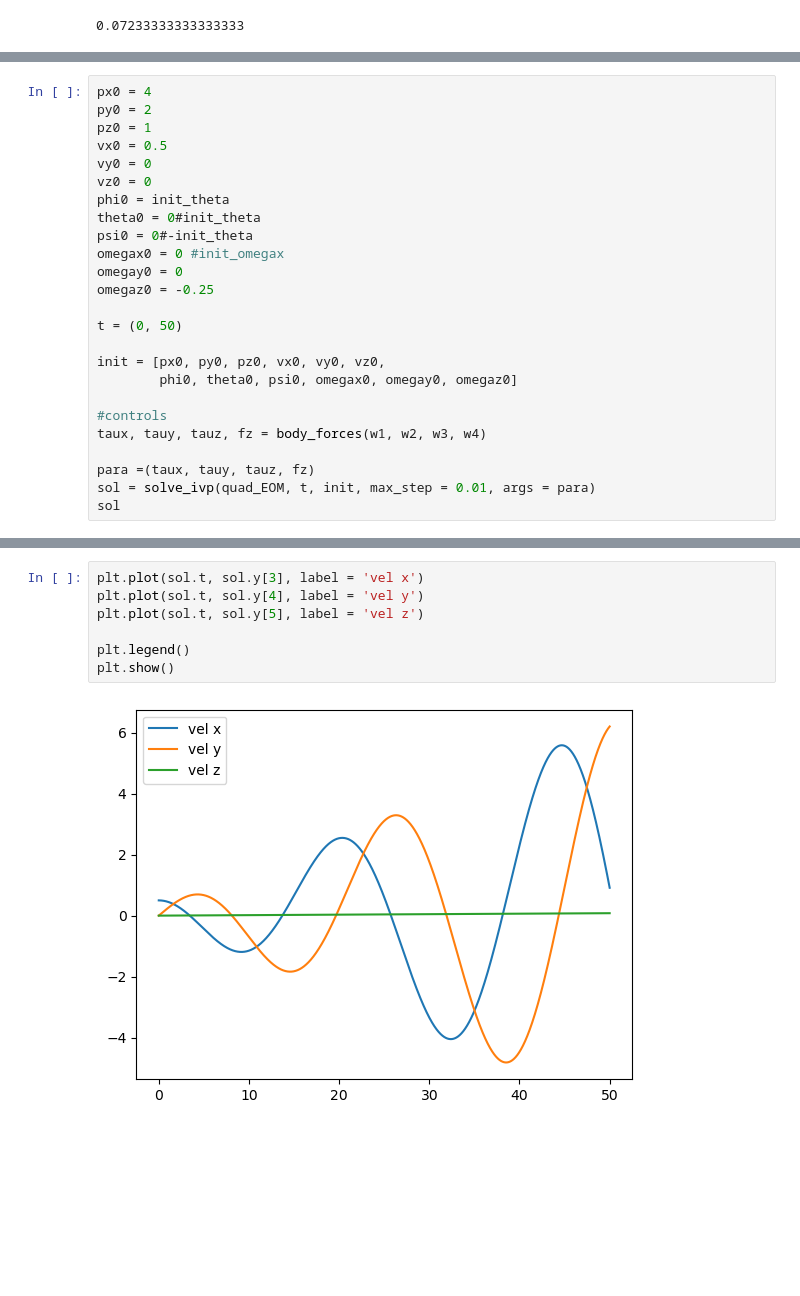
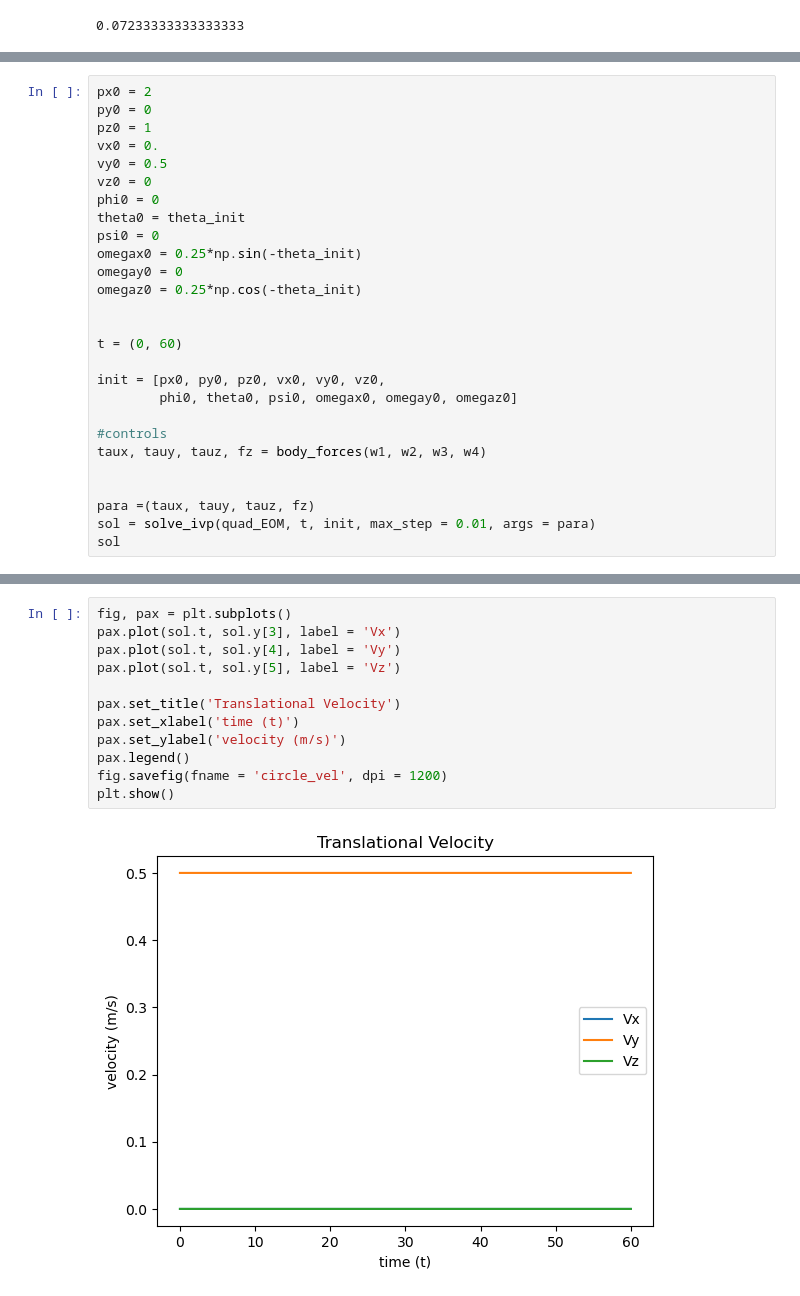
Before and after one commit to pranetp/AE352_life, a Jupyter notebook: Quad_Sim_Circle.ipynb, the cells around one changed output, grey strips where cells are left out. Saved outputs shown, nothing was run; the diff lists cells and outputs as text; blank space fills up the shorter version.

```diff
--- a/Quad_Sim_Circle.ipynb
+++ b/Quad_Sim_Circle.ipynb
@@ -140,18 +137,19 @@ fr*np.sin(-init_theta)
 # %%
-px0 = 4
-py0 = 2
+px0 = 2
+py0 = 0
 pz0 = 1
-vx0 = 0.5
-vy0 = 0
+vx0 = 0.
+vy0 = 0.5
 vz0 = 0
-phi0 = init_theta
-theta0 = 0#init_theta
-psi0 = 0#-init_theta
-omegax0 = 0 #init_omegax
+phi0 = 0
+theta0 = theta_init
+psi0 = 0
+omegax0 = 0.25*np.sin(-theta_init)
 omegay0 = 0
-omegaz0 = -0.25
+omegaz0 = 0.25*np.cos(-theta_init)
 
-t = (0, 50)
+
+t = (0, 60)
 
 init = [px0, py0, pz0, vx0, vy0, vz0,
         phi0, theta0, psi0, omegax0, omegay0, omegaz0]
@@ -159,6 +157,7 @@ init = [px0, py0, pz0, vx0, vy0, vz0,
 #controls
 taux, tauy, tauz, fz = body_forces(w1, w2, w3, w4)
 
+
 para =(taux, tauy, tauz, fz)
 sol = solve_ivp(quad_EOM, t, init, max_step = 0.01, args = para)
 sol
@@ -198,10 +223,15 @@ plt.show()
 # %%
-plt.plot(sol.t, sol.y[3], label = 'vel x')
-plt.plot(sol.t, sol.y[4], label = 'vel y')
-plt.plot(sol.t, sol.y[5], label = 'vel z')
+fig, pax = plt.subplots()
+pax.plot(sol.t, sol.y[3], label = 'Vx')
+pax.plot(sol.t, sol.y[4], label = 'Vy')
+pax.plot(sol.t, sol.y[5], label = 'Vz')
 
-plt.legend()
+pax.set_title('Translational Velocity')
+pax.set_xlabel('time (t)')
+pax.set_ylabel('velocity (m/s)')
+pax.legend()
+fig.savefig(fname = 'circle_vel', dpi = 1200)
 plt.show()
 # %% [output]
-[figure, old version]
+[figure, new version]
 # %%
```
Also changed, not shown: parts of 17 cells of this notebook, 2 other files.
